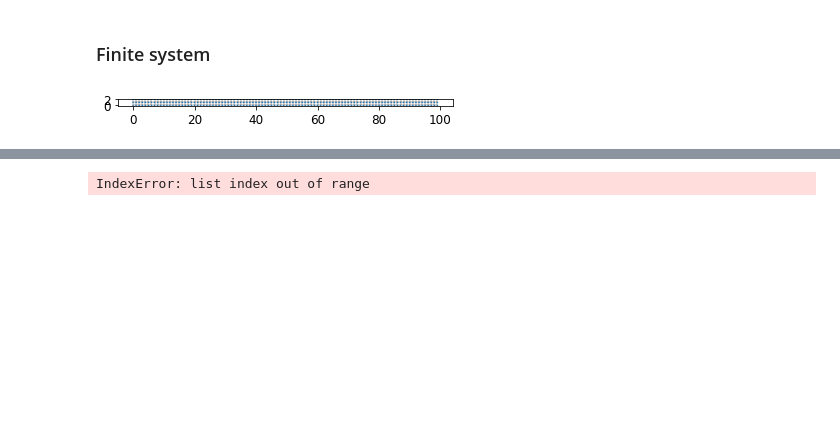
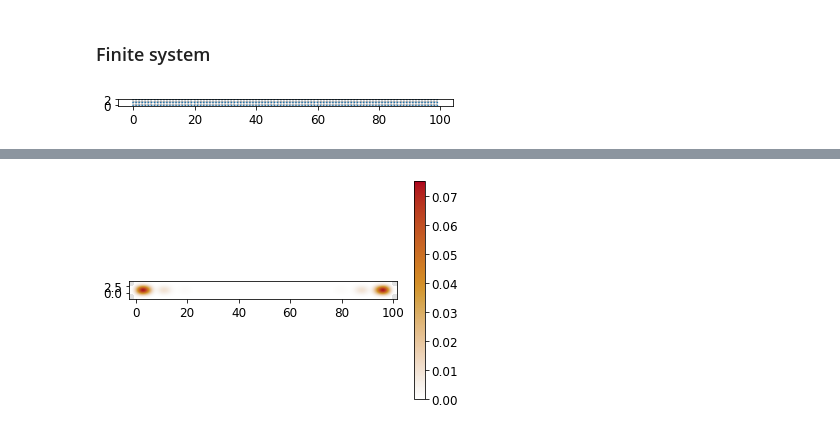
Before and after one commit to Satin21/Trijunction, a Jupyter notebook: analysis/boundstate.ipynb, the cells around one changed output, grey strips where cells are left out. Saved outputs shown, nothing was run; the diff lists cells and outputs as text; code cells hidden in the pictures; blank space fills up the shorter version.

```diff
--- a/analysis/boundstate.ipynb
+++ b/analysis/boundstate.ipynb
@@ -172,6 +219,6 @@ Text(0.5, 0, '$E_Z$')
 # %%
 density = kwant.operator.Density(finite_wire, np.eye(4))
 # %%
-kwant.plotter.density(finite_wire, density(vecs[20][:, 0]));
+kwant.plotter.density(finite_wire, density(fin_vecs[50][5]));
 # %% [output]
-IndexError: list index out of range
+[figure, added]
```
Also changed, not shown: parts of 12 cells of this notebook, 5 other files.
